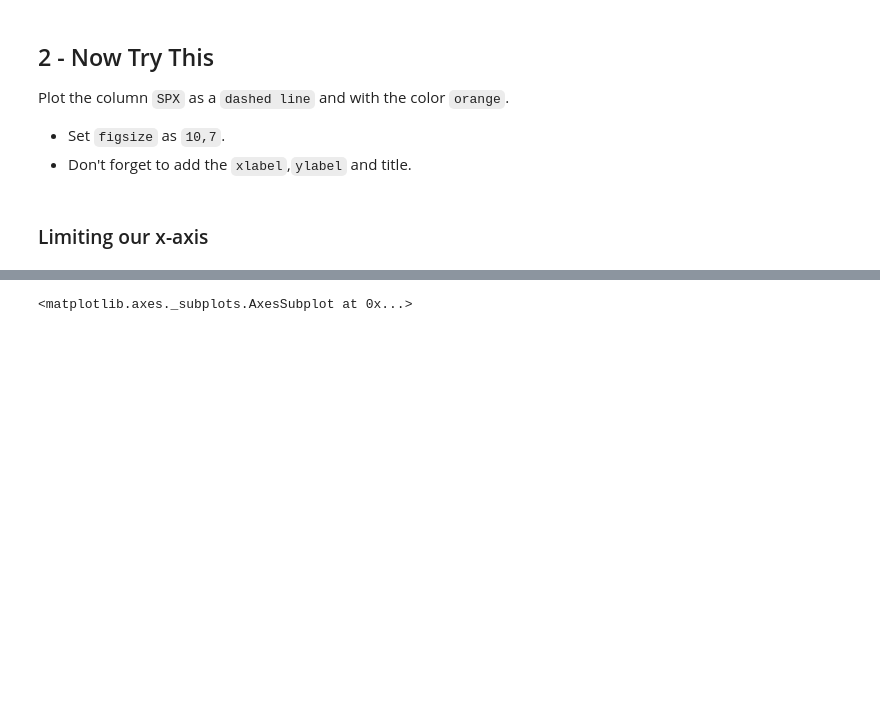
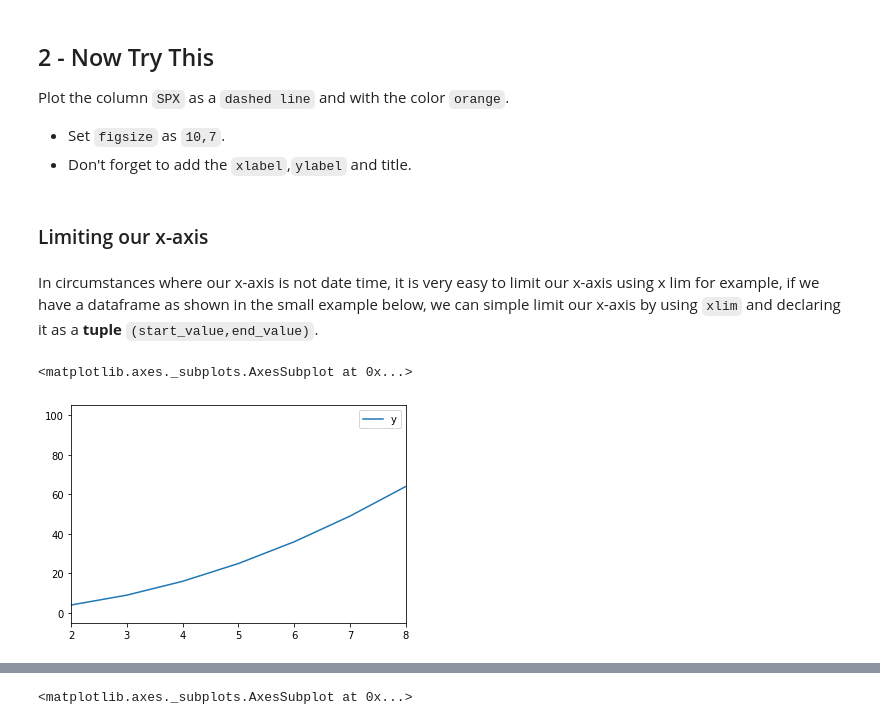
Before and after one commit to bitprj/BitU-3WBootCamp, a Jupyter notebook: Week3_Data_analysis_and_visualizations_using_Matplotlib_and_Pandas.ipynb, the cells around one changed output, grey strips where cells are left out. Saved outputs shown, nothing was run; the diff lists cells and outputs as text; code cells hidden in the pictures; blank space fills up the shorter version.

```diff
--- a/Week3_Data_analysis_and_visualizations_using_Matplotlib_and_Pandas.ipynb
+++ b/Week3_Data_analysis_and_visualizations_using_Matplotlib_and_Pandas.ipynb
@@ -340,3 +344,12 @@
 # INSERT CODE HERE
 # %% [markdown]
 ### Limiting our x-axis
+# %% [markdown]
+In circumstances where our x-axis is not date time, it is very easy to limit our x-axis using x lim for example, if we have a dataframe as shown in the small example below, we can simple limit our x-axis by using `xlim` and declaring it as a **tuple** `(start_value,end_value)`.
+# %%
+import pandas  as pd
+test_df = pd.DataFrame(data = {'y'  : [0,1,4,9,16,25,36,49,64,81,100]})
+test_df.plot(xlim = (2,8))
+# %% [output]
+<matplotlib.axes._subplots.AxesSubplot at 0x...>
+[figure, added]
```
Also changed, not shown: parts of 16 cells of this notebook.
